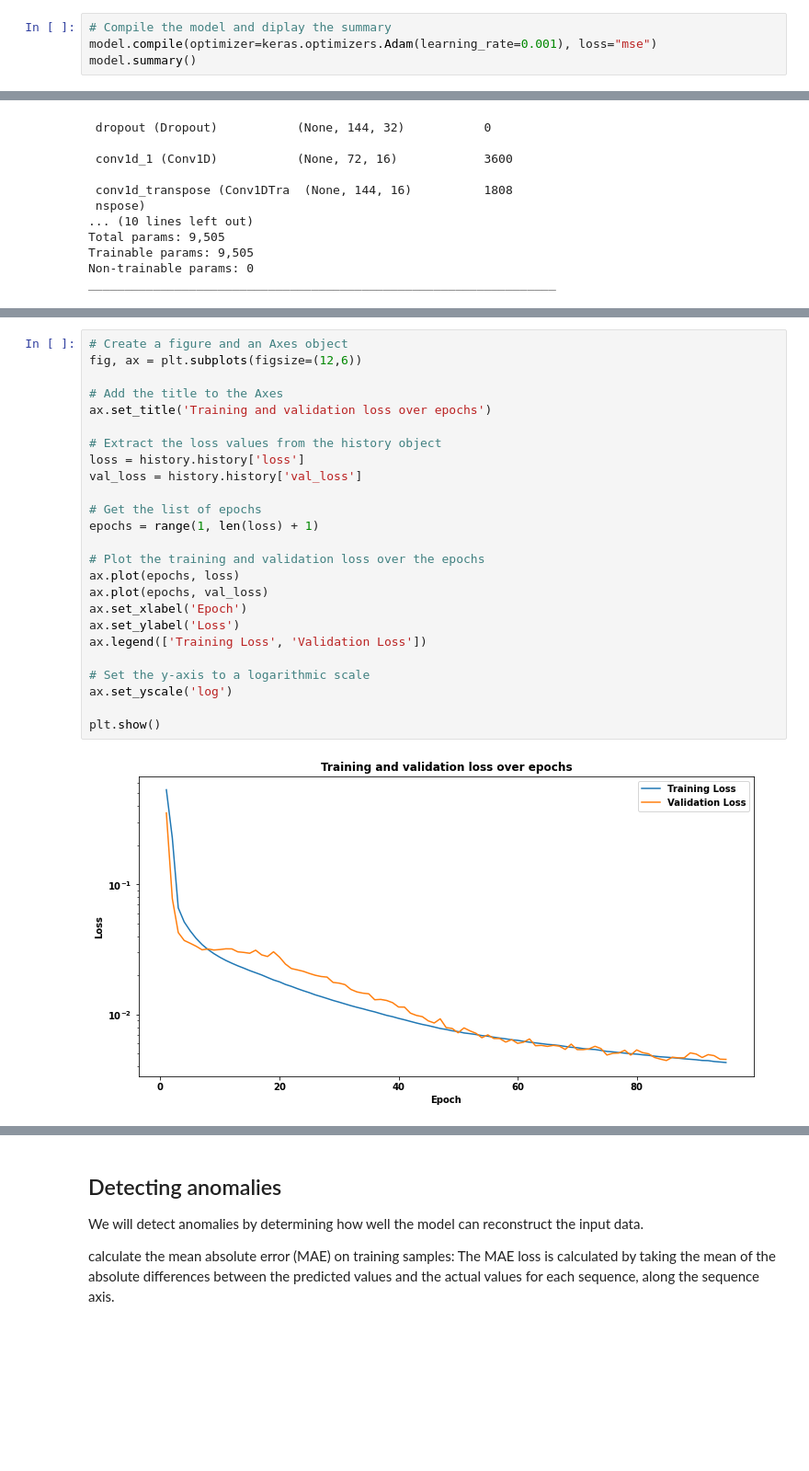
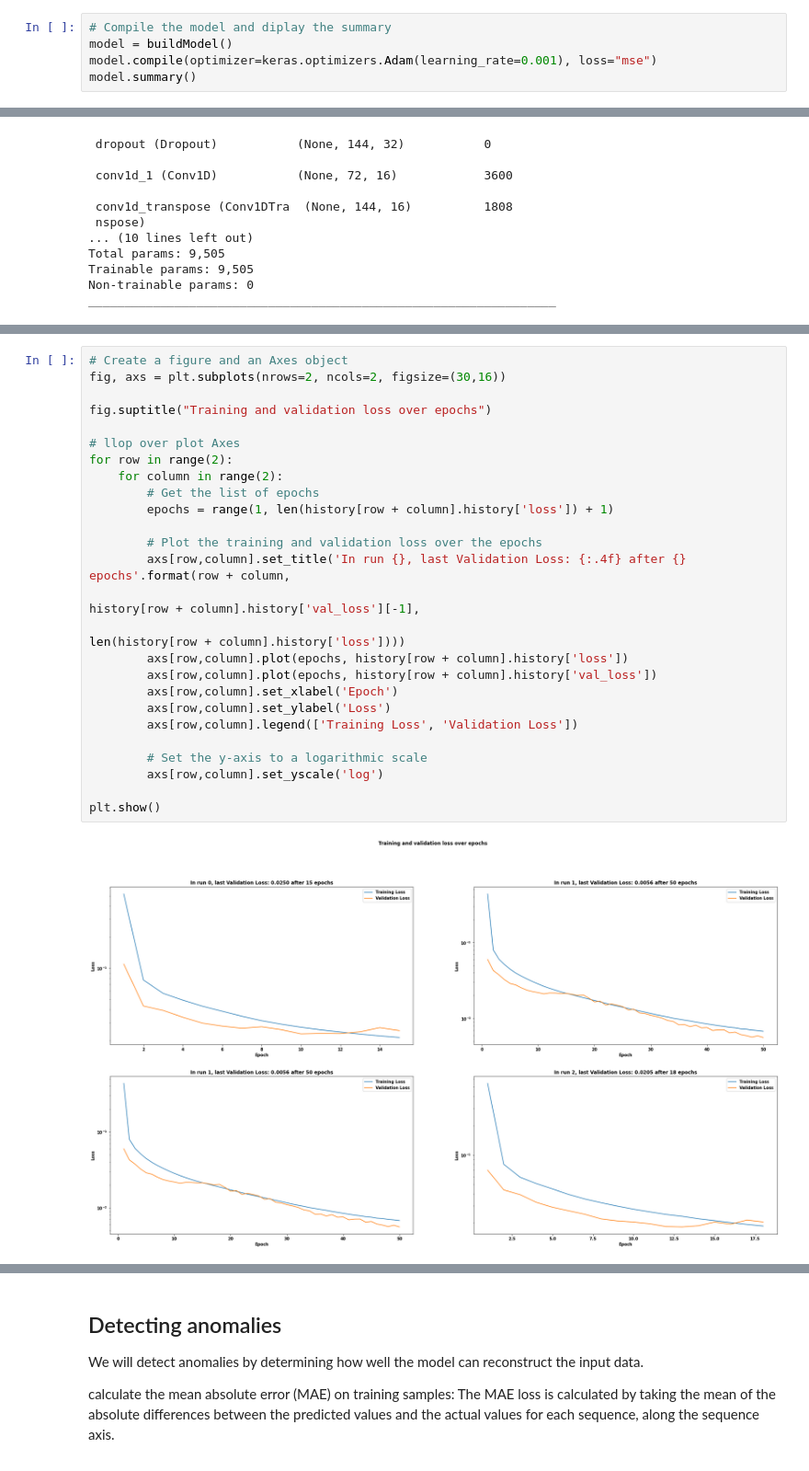
Before and after one commit to przemekbil/ML_and_stats, a Jupyter notebook: Assessments/Topic 5 - Time Series anomaly detection example.ipynb, the cells around one changed output, grey strips where cells are left out. Shown: that part at 92% size. Saved outputs shown, nothing was run; the diff lists cells and outputs as text; blank space fills up the shorter version.

```diff
--- a/Assessments/Topic 5 - Time Series anomaly detection example.ipynb
+++ b/Assessments/Topic 5 - Time Series anomaly detection example.ipynb
@@ -561,6 +573,7 @@ Configure the model with Layers specified above for training. Use the following
 * loss - specifies the loss function to use during training. The loss function measures how well the model is doing on the training data, and is used to guide the optimization process. In our case, the mean squared error (MSE) loss function is used. The MSE loss function measures the average squared difference between the predicted values and the true values.
 # %%
 # Compile the model and diplay the summary
+model = buildModel()
 model.compile(optimizer=keras.optimizers.Adam(learning_rate=0.001), loss="mse")
 model.summary()
 # %% [output]
@@ -630,27 +654,28 @@ The validation set is different from the training data in that it is not used to
 # %%
 # Create a figure and an Axes object
-fig, ax = plt.subplots(figsize=(12,6))
+fig, axs = plt.subplots(nrows=2, ncols=2, figsize=(30,16))
 
-# Add the title to the Axes
-ax.set_title('Training and validation loss over epochs')
+fig.suptitle("Training and validation loss over epochs")
 
-# Extract the loss values from the history object
-loss = history.history['loss']
-val_loss = history.history['val_loss']
+# llop over plot Axes
+for row in range(2):
+    for column in range(2):
+        # Get the list of epochs
+        epochs = range(1, len(history[row + column].history['loss']) + 1)
 
-# Get the list of epochs
-epochs = range(1, len(loss) + 1)
+        # Plot the training and validation loss over the epochs
+        axs[row,column].set_title('In run {}, last Validation Loss: {:.4f} after {} epochs'.format(row + column,
+                                                                                                   history[row + column].history['val_loss'][-1],
+                                                                                                   len(history[row + column].history['loss'])))
+        axs[row,column].plot(epochs, history[row + column].history['loss'])
+        axs[row,column].plot(epochs, history[row + column].history['val_loss'])
+        axs[row,column].set_xlabel('Epoch')
+        axs[row,column].set_ylabel('Loss')
+        axs[row,column].legend(['Training Loss', 'Validation Loss'])
 
-# Plot the training and validation loss over the epochs
-ax.plot(epochs, loss)
-ax.plot(epochs, val_loss)
-ax.set_xlabel('Epoch')
-ax.set_ylabel('Loss')
-ax.legend(['Training Loss', 'Validation Loss'])
-
-# Set the y-axis to a logarithmic scale
-ax.set_yscale('log')
+        # Set the y-axis to a logarithmic scale
+        axs[row,column].set_yscale('log')
 
 plt.show()
 # %% [output]
-[figure, old version]
+[figure, new version]
```
Also changed, not shown: parts of 20 cells of this notebook, 14 other files.
